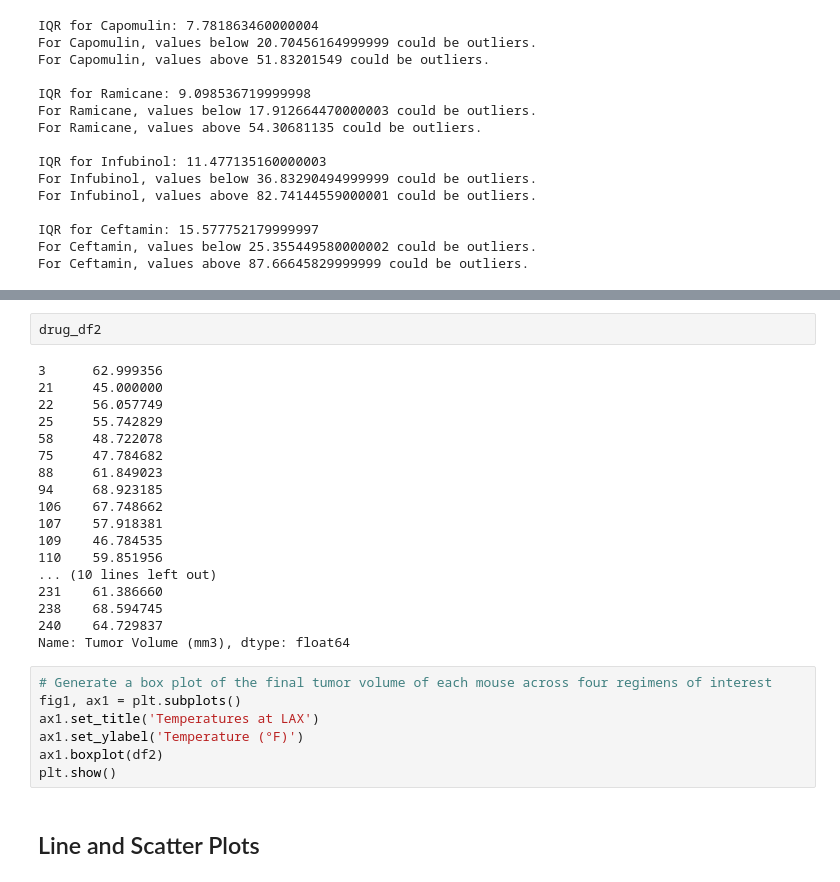
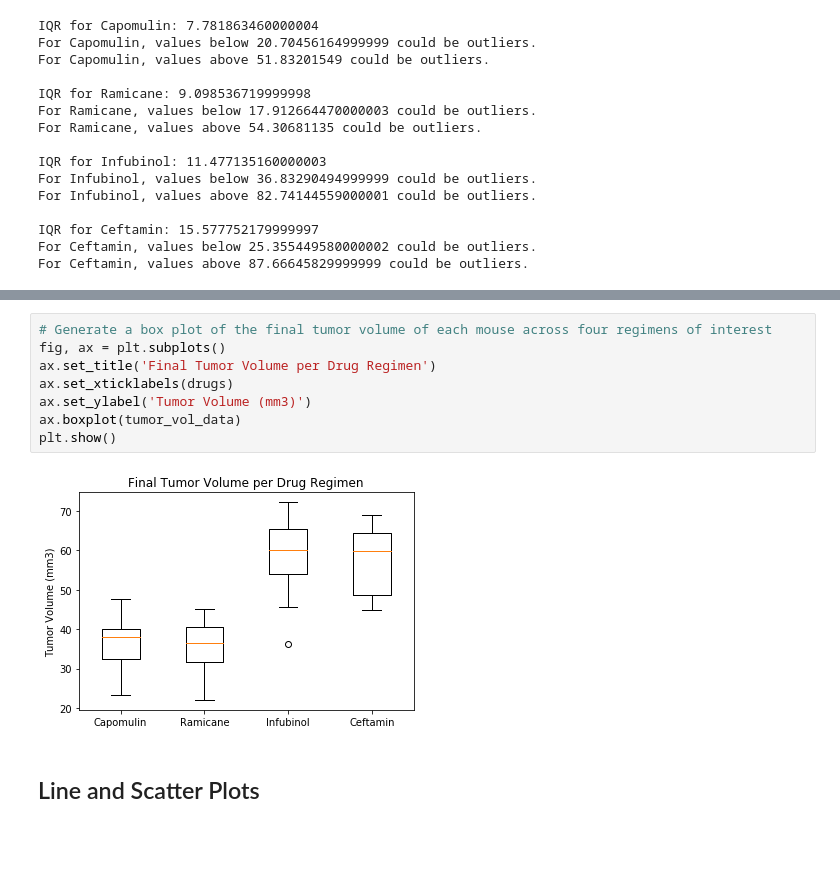
Before and after one commit to vandrade88/matplotlib-challenge, a Jupyter notebook: Pymaceuticals/pymaceuticals_starter.ipynb, the cells around one changed output, grey strips where cells are left out. Cells and saved outputs as stored; diff of their text form; blank space fills up the shorter version.

```diff
--- a/Pymaceuticals/pymaceuticals_starter.ipynb
+++ b/Pymaceuticals/pymaceuticals_starter.ipynb
@@ -352,30 +332,13 @@ tumor_vol_data
-# %%
-drug_df2
-# %% [output]
-3      62.999356
-21     45.000000
-22     56.057749
-25     55.742829
-58     48.722078
-75     47.784682
-88     61.849023
-94     68.923185
-106    67.748662
-107    57.918381
-109    46.784535
-110    59.851956
-... (10 lines left out)
-231    61.386660
-238    68.594745
-240    64.729837
-Name: Tumor Volume (mm3), dtype: float64
 # %%
 # Generate a box plot of the final tumor volume of each mouse across four regimens of interest
-fig1, ax1 = plt.subplots()
-ax1.set_title('Temperatures at LAX')
-ax1.set_ylabel('Temperature (°F)')
-ax1.boxplot(df2)
+fig, ax = plt.subplots()
+ax.set_title('Final Tumor Volume per Drug Regimen')
+ax.set_xticklabels(drugs)
+ax.set_ylabel('Tumor Volume (mm3)')
+ax.boxplot(tumor_vol_data)
 plt.show()
+# %% [output]
+[figure, added]
 # %% [markdown]
 ## Line and Scatter Plots
 # %%
```
Also changed, not shown: parts of 1 cell of this notebook.
